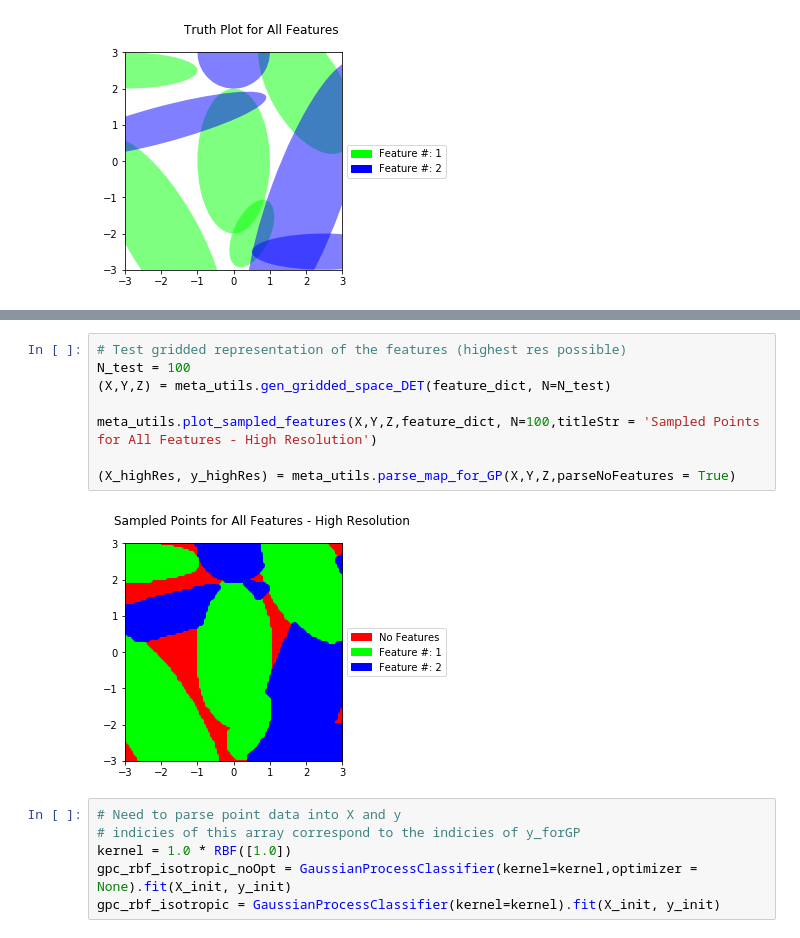
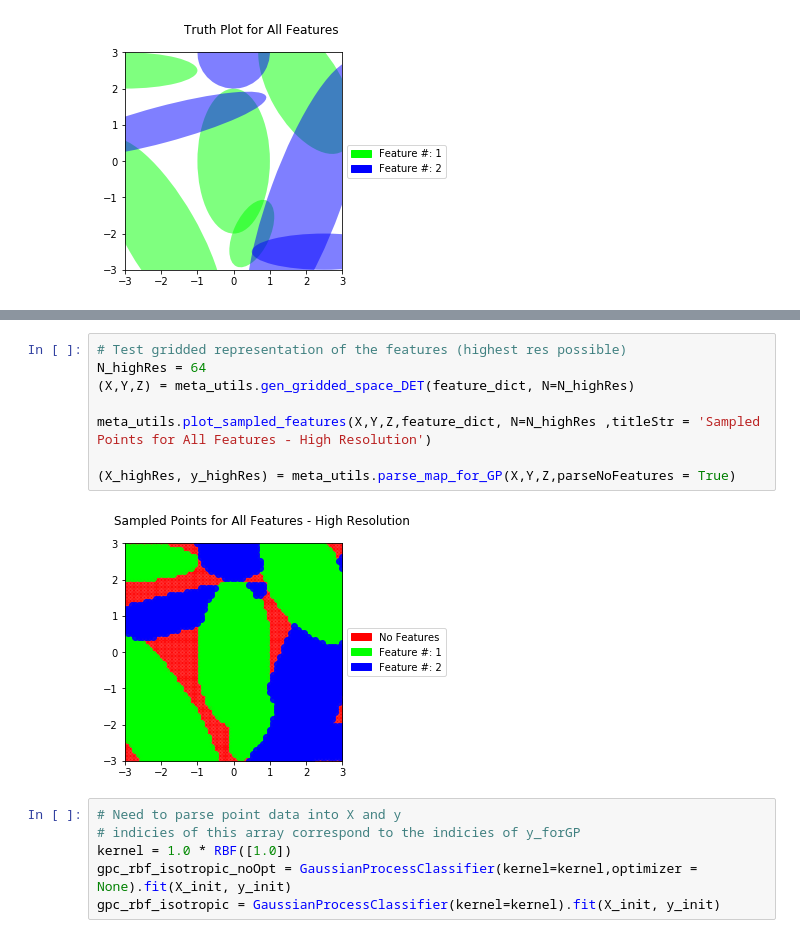
Before and after one commit to tukai21/adaptive-sampling, a Jupyter notebook: mini-pset-COMPLETED EXAMPLE.ipynb, the cells around one changed output, grey strips where cells are left out. Drawn from its saved outputs; the diff is of its cells as text.

```diff
--- a/mini-pset-COMPLETED EXAMPLE.ipynb
+++ b/mini-pset-COMPLETED EXAMPLE.ipynb
@@ -91,13 +91,13 @@ meta_utils.plot_sampled_features(X,Y,Z,feature_dict, N=N_test,titleStr = 'Sample
 # %%
 # Test gridded representation of the features (highest res possible)
-N_test = 100
-(X,Y,Z) = meta_utils.gen_gridded_space_DET(feature_dict, N=N_test)
+N_highRes = 64
+(X,Y,Z) = meta_utils.gen_gridded_space_DET(feature_dict, N=N_highRes)
 
-meta_utils.plot_sampled_features(X,Y,Z,feature_dict, N=100,titleStr = 'Sampled Points for All Features - High Resolution')
+meta_utils.plot_sampled_features(X,Y,Z,feature_dict, N=N_highRes ,titleStr = 'Sampled Points for All Features - High Resolution')
 
 (X_highRes, y_highRes) = meta_utils.parse_map_for_GP(X,Y,Z,parseNoFeatures = True)
 # %% [output]
-[figure, old version]
+[figure, new version]
 # %%
 # Need to parse point data into X and y
 # indicies of this array correspond to the indicies of y_forGP
```
Also changed, not shown: parts of 20 cells of this notebook.
